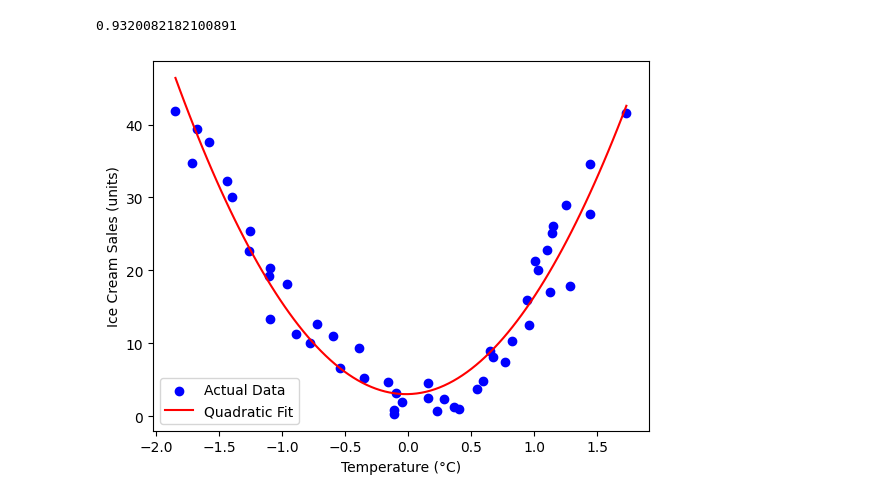
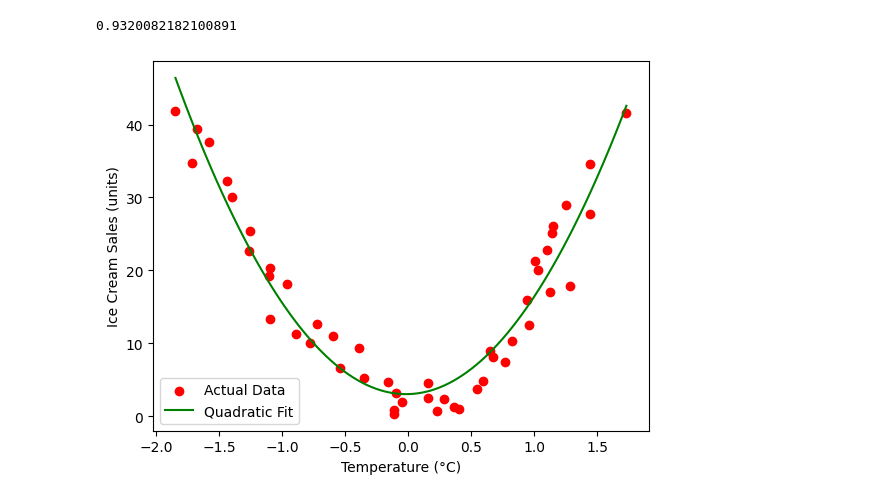
Before and after one commit to haftamugebremaryam16/Machine-Learning, a Jupyter notebook: Polynomial_Regression_From_Scratch.ipynb, the cells around one changed output. Drawn from its saved outputs; the diff is of its cells as text; code cells hidden in the pictures.

```diff
--- a/Polynomial_Regression_From_Scratch.ipynb
+++ b/Polynomial_Regression_From_Scratch.ipynb
@@ -139,12 +139,12 @@ print(r2)
 # %%
 
 X_range = np.linspace(X_norm.min(), X_norm.max(), 100)
 y_plot = f_w1*X_range+f_w2*(X_range**2)+f_b
-plt.scatter(X_norm, y_train, color='blue', label='Actual Data')
-plt.plot(X_range, y_plot, color='red', label='Quadratic Fit')
+plt.scatter(X_norm, y_train, color='red', label='Actual Data')
+plt.plot(X_range, y_plot, color='green', label='Quadratic Fit')
 plt.xlabel('Temperature (°C)')
 plt.ylabel('Ice Cream Sales (units)')
 plt.legend()
 plt.show()
 # %% [output]
-[figure, old version]
+[figure, new version]
```
